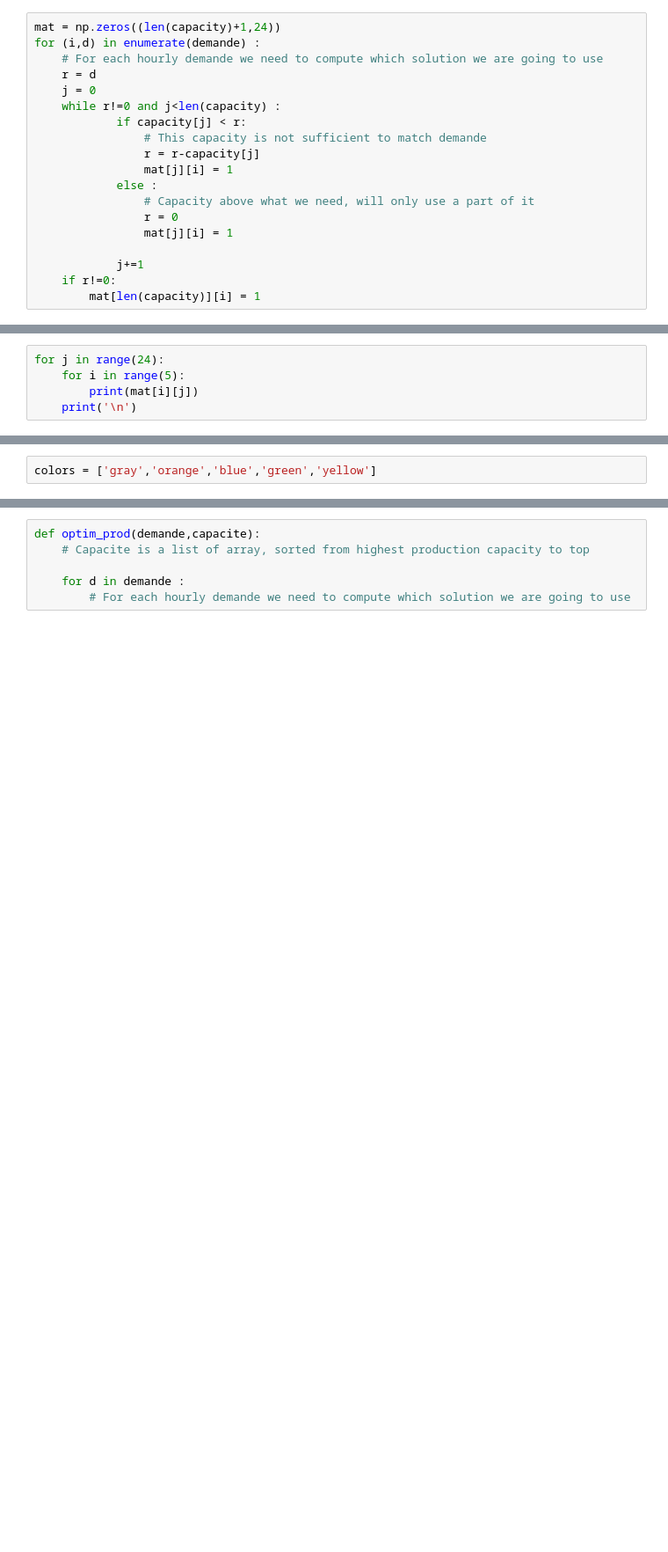
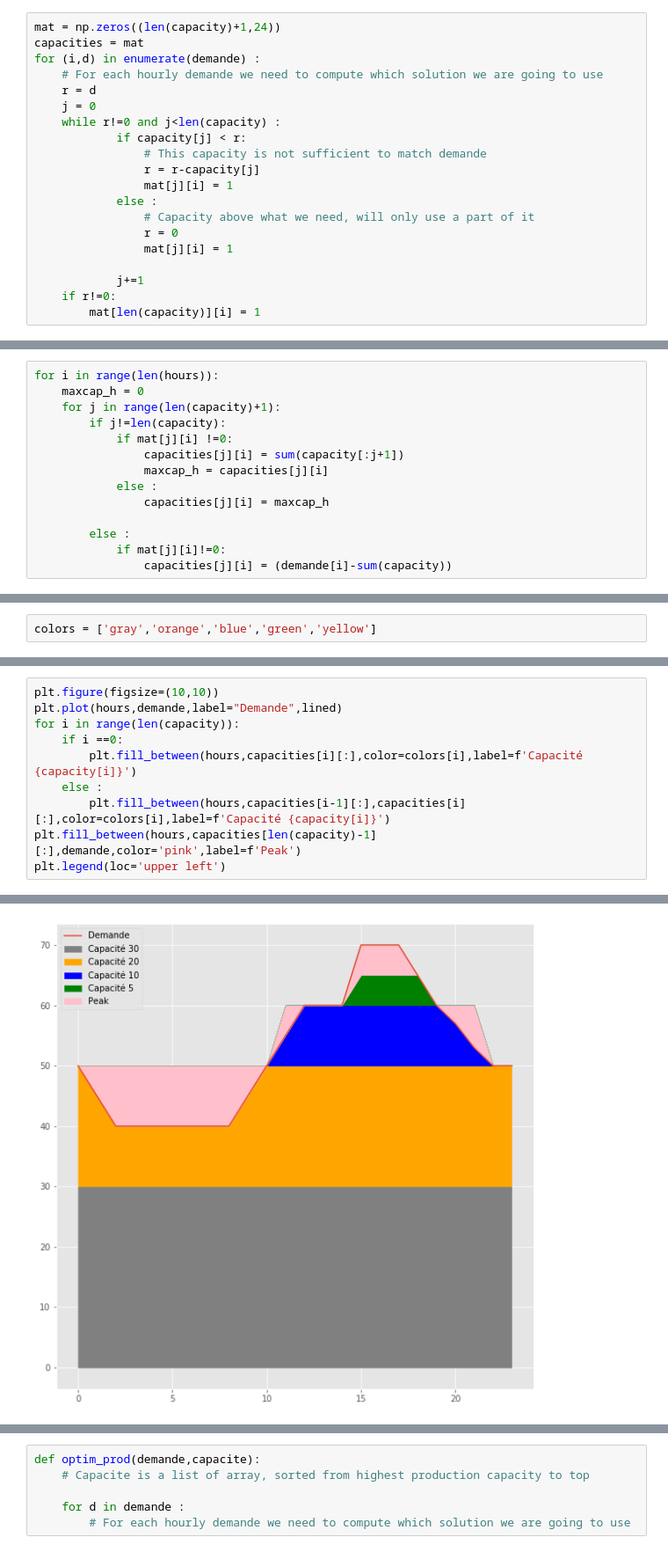
Before and after one commit to keyserwood/TEECO, a Jupyter notebook: 1.0-er_project_french_electric .ipynb, the cells around one changed output, grey strips where cells are left out. Shown at 88% size. Cells and saved outputs as stored; diff of their text form; blank space fills up the shorter version.

Commit message:
Can create a beautiful graph

```diff
--- a/1.0-er_project_french_electric .ipynb
+++ b/1.0-er_project_french_electric .ipynb
@@ -102,6 +102,7 @@ mat[len(capacity)+1][4]
 IndexError: index 5 is out of bounds for axis 0 with size 5
 # %%
 mat = np.zeros((len(capacity)+1,24))
+capacities = mat
 for (i,d) in enumerate(demande) :
     # For each hourly demande we need to compute which solution we are going to use
     r = d
@@ -121,3 +122,17 @@ for (i,d) in enumerate(demande) :
         mat[len(capacity)][i] = 1
 # %% [markdown]
 affichage des résultats
+# %%
+for i in range(len(hours)):
+    maxcap_h = 0
+    for j in range(len(capacity)+1):
+        if j!=len(capacity):
+            if mat[j][i] !=0:
+                capacities[j][i] = sum(capacity[:j+1])
+                maxcap_h = capacities[j][i]
+            else :
+                capacities[j][i] = maxcap_h
+
+        else :
+            if mat[j][i]!=0:
+                capacities[j][i] = (demande[i]-sum(capacity))
@@ -137,8 +169,3 @@ np.zeros((2,1)).shape
 np.zeros((5,6))[:][0]
 # %% [output]
 array([0., 0., 0., 0., 0., 0.])
-# %%
-for j in range(24):
-    for i in range(5):
-        print(mat[i][j])
-    print('\n')
@@ -190,0 +178,11 @@ mat[1][0]
+# %%
+plt.figure(figsize=(10,10))
+plt.plot(hours,demande,label="Demande",lined)
+for i in range(len(capacity)):
+    if i ==0:
+        plt.fill_between(hours,capacities[i][:],color=colors[i],label=f'Capacité {capacity[i]}')
+    else :
+        plt.fill_between(hours,capacities[i-1][:],capacities[i][:],color=colors[i],label=f'Capacité {capacity[i]}')
+plt.fill_between(hours,capacities[len(capacity)-1][:],demande,color='pink',label=f'Peak')
+plt.legend(loc='upper left')
+# %% [output]
@@ -190,0 +190 @@ mat[1][0]
+[figure, added]
```
Also changed, not shown: parts of 9 cells of this notebook.
